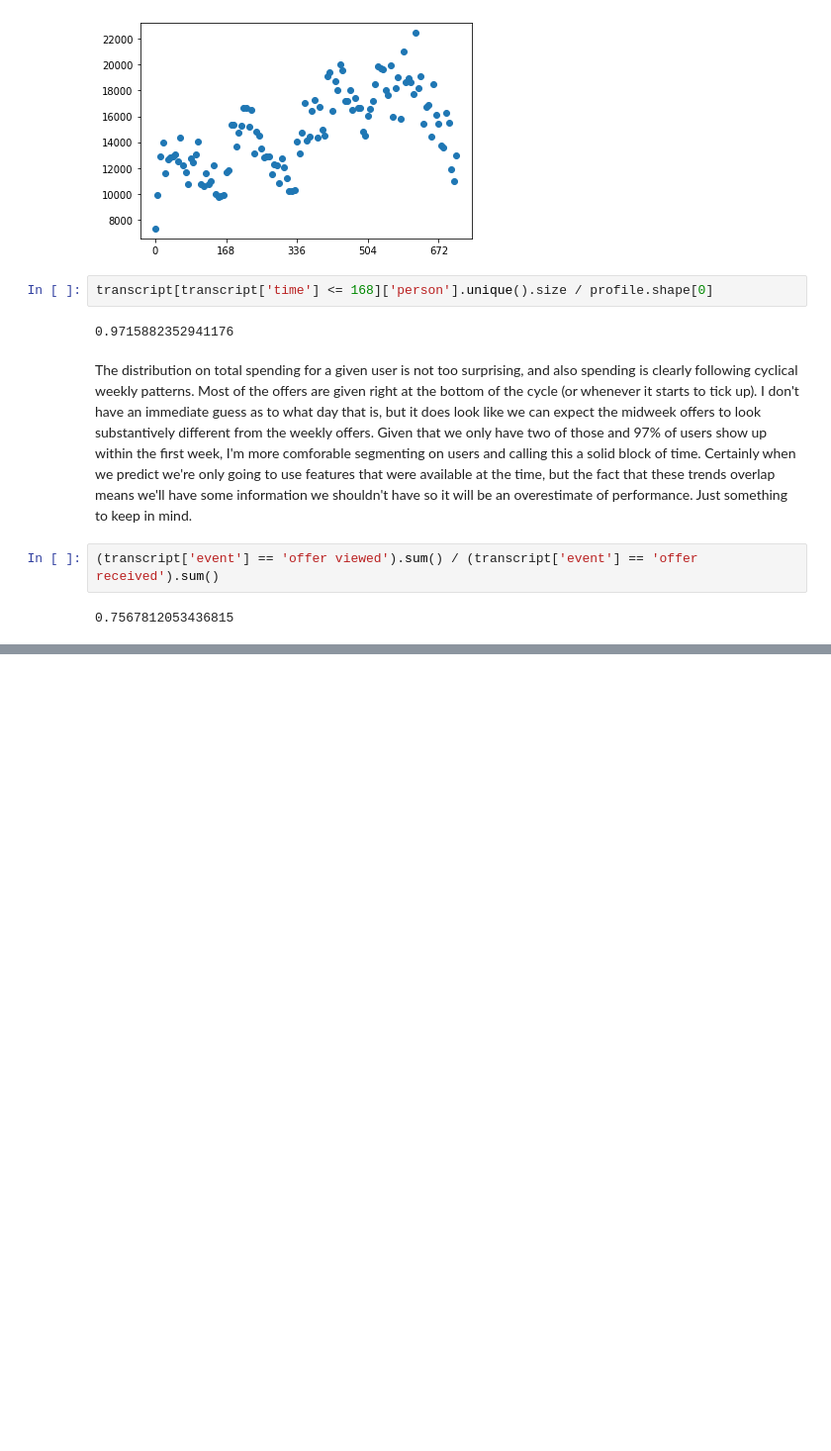
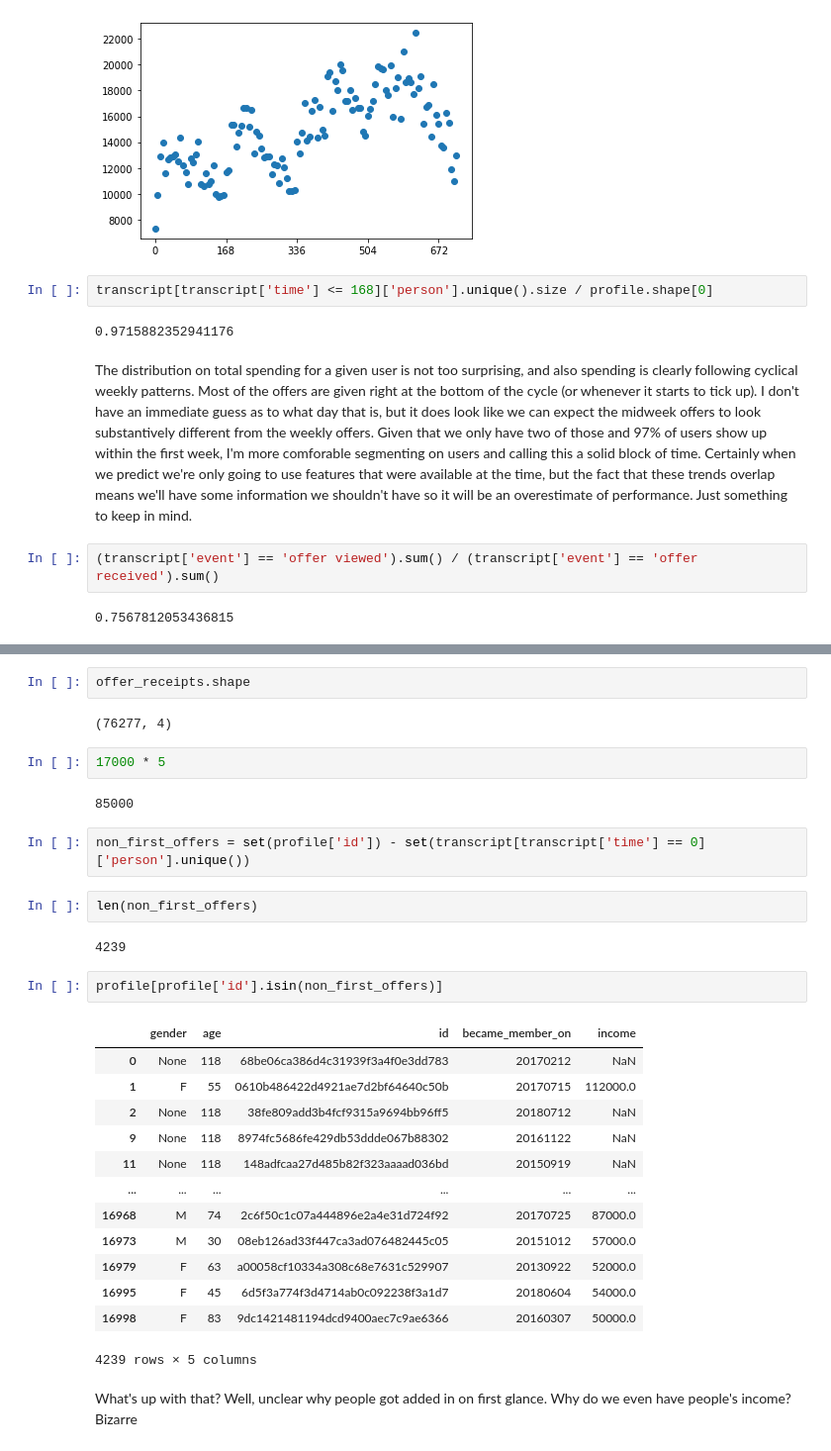
Before and after one commit to crgl/starbucks-capstone, a Jupyter notebook: Starbucks_Capstone_notebook.ipynb, the cells around one changed output, grey strips where cells are left out. Shown at 99% size. Drawn from its saved outputs; the diff is of its cells as text; blank space fills up the shorter version.

```diff
--- a/Starbucks_Capstone_notebook.ipynb
+++ b/Starbucks_Capstone_notebook.ipynb
@@ -331,0 +332,32 @@ Now, we want to consider time under the influence of the promotion. That's betwe
+# %%
+offer_receipts.shape
+# %% [output]
+(76277, 4)
+# %%
+17000 * 5
+# %% [output]
+85000
+# %%
+non_first_offers = set(profile['id']) - set(transcript[transcript['time'] == 0]['person'].unique())
+# %%
+len(non_first_offers)
+# %% [output]
+4239
+# %%
+profile[profile['id'].isin(non_first_offers)]
+# %% [output]
+|  | gender | age | id | became_member_on | income |
+| 0 | None | 118 | 68be06ca386d4c31939f3a4f0e3dd783 | 20170212 | NaN |
+| 1 | F | 55 | 0610b486422d4921ae7d2bf64640c50b | 20170715 | 112000.0 |
+| 2 | None | 118 | 38fe809add3b4fcf9315a9694bb96ff5 | 20180712 | NaN |
+| 9 | None | 118 | 8974fc5686fe429db53ddde067b88302 | 20161122 | NaN |
+| 11 | None | 118 | 148adfcaa27d485b82f323aaaad036bd | 20150919 | NaN |
+| ... | ... | ... | ... | ... | ... |
+| 16968 | M | 74 | 2c6f50c1c07a444896e2a4e31d724f92 | 20170725 | 87000.0 |
+| 16973 | M | 30 | 08eb126ad33f447ca3ad076482445c05 | 20151012 | 57000.0 |
+| 16979 | F | 63 | a00058cf10334a308c68e7631c529907 | 20130922 | 52000.0 |
+| 16995 | F | 45 | 6d5f3a774f3d4714ab0c092238f3a1d7 | 20180604 | 54000.0 |
+| 16998 | F | 83 | 9dc1421481194dcd9400aec7c9ae6366 | 20160307 | 50000.0 |
+4239 rows × 5 columns
+# %% [markdown]
+What's up with that? Well, unclear why people got added in on first glance. Why do we even have people's income? Bizarre
```
Also changed, not shown: parts of 15 cells of this notebook.
